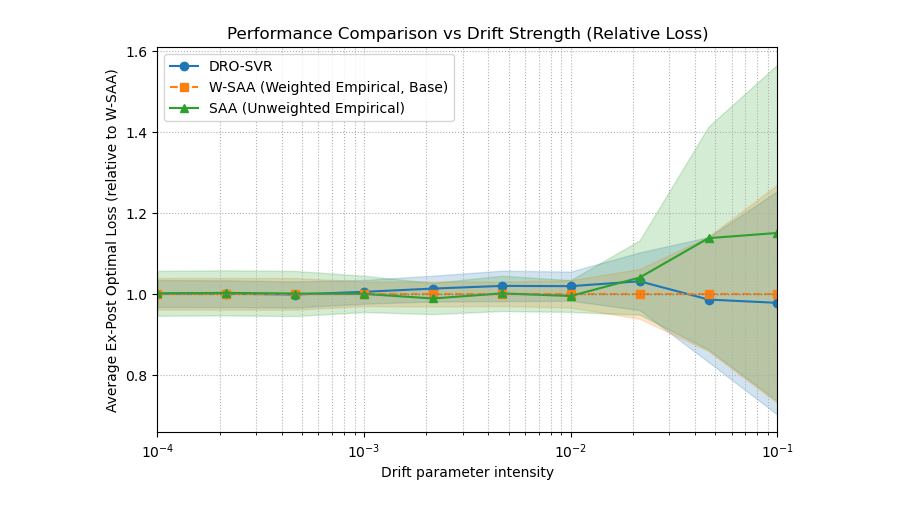
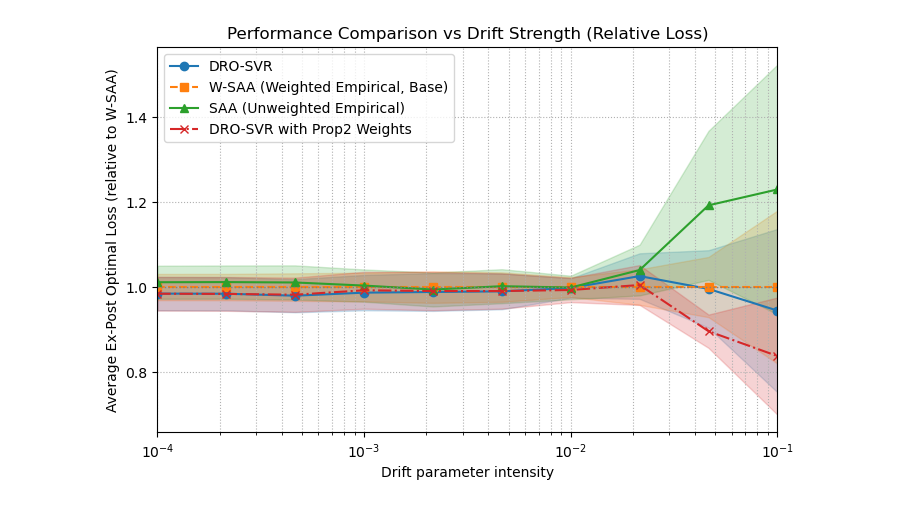
Before and after one commit to ujicrush/SP2, a Jupyter notebook: new method sigma first-order wasserstein.ipynb, the cells around one changed output. Cells and saved outputs as stored; diff of their text form; code cells hidden in the pictures.

Commit message:
run the optimal weights in new sigma method

```diff
--- a/new method sigma first-order wasserstein.ipynb
+++ b/new method sigma first-order wasserstein.ipynb
@@ -358,22 +413,24 @@ def run_multiple_simulations(num_runs=5, alpha_mu=None, alpha_sigma=None, alpha_
     }
 # %%
-rho_list = [0.1, 0.5, 1.0]
-decay_list = [0.75, 0.85, 0.95]
+rho_list = [0.05, 0.1, 0.5, 1.0]
+decay_list = [0.65, 0.75, 0.85, 0.95]
+drift_bound_list = [0.001, 0.02, 0.04]
 drift_param_list = np.logspace(-4, -1, num=10)
 
-avg_results_all_methods = {'DRO-SVR': {}, 'W-SAA': {}, 'SAA': {}}
-sem_results_all_methods = {'DRO-SVR': {}, 'W-SAA': {}, 'SAA': {}}
+avg_results_all_methods = {'DRO-SVR': {}, 'W-SAA': {}, 'SAA': {}, 'Prop2': {}}
+sem_results_all_methods = {'DRO-SVR': {}, 'W-SAA': {}, 'SAA': {}, 'Prop2': {}}
 
 for dp in drift_param_list:
     print(f"\nRunning simulations for drift parameter {dp:.1e}...")
 
     losses_all = run_multiple_simulations(
-        num_runs=5,
+        num_runs=10,
         alpha_mu=dp,
         alpha_sigma=dp,
         alpha_d=dp,
         rho_list=rho_list,
         decay_list=decay_list,
+        drift_bound_list=drift_bound_list,
         number_dimension=5,
         epsilon=8000.0,
         SAMPLES_PER_T=20
@@ -382,6 +439,7 @@ for dp in drift_param_list:
     dro_losses = np.array(losses_all['DRO-SVR'])
     w_saa_losses = np.array(losses_all['W-SAA'])
     saa_losses = np.array(losses_all['SAA'])
+    prop2_losses = np.array(losses_all['Prop2'])
 
     n = len(dro_losses)
     baseline_mean = w_saa_losses.mean()
@@ -389,6 +447,7 @@ for dp in drift_param_list:
     dro_rel = dro_losses / baseline_mean
     w_saa_rel = w_saa_losses / baseline_mean
     saa_rel = saa_losses / baseline_mean
+    prop2_rel = prop2_losses / baseline_mean
 
     avg_results_all_methods['DRO-SVR'][dp] = dro_rel.mean()
     sem_results_all_methods['DRO-SVR'][dp] = dro_rel.std(ddof=1) / np.sqrt(n)
@@ -399,15 +458,19 @@ for dp in drift_param_list:
     avg_results_all_methods['SAA'][dp] = saa_rel.mean()
     sem_results_all_methods['SAA'][dp] = saa_rel.std(ddof=1) / np.sqrt(n)
 
+    avg_results_all_methods['Prop2'][dp] = prop2_rel.mean()
+    sem_results_all_methods['Prop2'][dp] = prop2_rel.std(ddof=1) / np.sqrt(n)
+
     print(
         f"Drift={dp:.1e} | "
         f"DRO mean={dro_rel.mean():.3f}±{dro_rel.std(ddof=1)/np.sqrt(n):.3f}, "
         f"W-SAA mean={w_saa_rel.mean():.3f}±{w_saa_rel.std(ddof=1)/np.sqrt(n):.3f}, "
-        f"SAA mean={saa_rel.mean():.3f}±{saa_rel.std(ddof=1)/np.sqrt(n):.3f}"
+        f"SAA mean={saa_rel.mean():.3f}±{saa_rel.std(ddof=1)/np.sqrt(n):.3f}, "
+        f"Prop2 mean={prop2_rel.mean():.3f}±{prop2_rel.std(ddof=1)/np.sqrt(n):.3f}"
     )
 
 # save results
-with open("simulation_results1.pkl", "wb") as f:
+with open("simulation_results_newmethod.pkl", "wb") as f:
     pickle.dump({
         "avg": avg_results_all_methods,
         "sem": sem_results_all_methods,
@@ -451,47 +514,51 @@ Drift=1.0e-01 | DRO mean=0.978±0.276, W-SAA mean=1.000±0.270, SAA mean=1.150±
 # %%
-with open("simulation_results1.pkl", "rb") as f:
+with open("simulation_results_newmethod.pkl", "rb") as f:
     data = pickle.load(f)
-
-avg_results_all_methods = data["avg"]
-sem_results_all_methods = data["sem"]
-drift_param_list = data["drift_list"]
 
 drift_params_array = np.array(list(avg_results_all_methods['DRO-SVR'].keys()))
 
 dro_mean = np.array(list(avg_results_all_methods['DRO-SVR'].values()))
 w_saa_mean = np.array(list(avg_results_all_methods['W-SAA'].values()))
 saa_mean = np.array(list(avg_results_all_methods['SAA'].values()))
+prop2_mean = np.array(list(avg_results_all_methods['Prop2'].values()))
 
 dro_sem = np.array(list(sem_results_all_methods['DRO-SVR'].values()))
 w_saa_sem = np.array(list(sem_results_all_methods['W-SAA'].values()))
 saa_sem = np.array(list(sem_results_all_methods['SAA'].values()))
+prop2_sem = np.array(list(sem_results_all_methods['Prop2'].values()))
 
 plt.figure(figsize=(8,5))
 
 # DRO-SVR
 plt.plot(drift_params_array, dro_mean, marker='o', color='tab:blue', label='DRO-SVR')
 plt.fill_between(drift_params_array, dro_mean - dro_sem, dro_mean + dro_sem,
                  color='tab:blue', alpha=0.2)
 
 # W-SAA
 plt.plot(drift_params_array, w_saa_mean, marker='s', linestyle='--',
          color='tab:orange', label='W-SAA (Weighted Empirical, Base)')
 plt.fill_between(drift_params_array, w_saa_mean - w_saa_sem, w_saa_mean + w_saa_sem,
                  color='tab:orange', alpha=0.2)
 
 # SAA
 plt.plot(drift_params_array, saa_mean, marker='^', color='tab:green', label='SAA (Unweighted Empirical)')
 plt.fill_between(drift_params_array, saa_mean - saa_sem, saa_mean + saa_sem,
                  color='tab:green', alpha=0.2)
 
+# Prop2
+plt.plot(drift_params_array, prop2_mean, marker='x', linestyle='-.',
+         color='tab:red', label='DRO-SVR with Prop2 Weights')
+plt.fill_between(drift_params_array, prop2_mean - prop2_sem, prop2_mean + prop2_sem,
+                 color='tab:red', alpha=0.2)
+
 plt.axhline(y=1.0, color='gray', linestyle=':', linewidth=1)
 plt.xscale('log')
 plt.xlim(min(drift_params_array), max(drift_params_array))
 plt.xlabel("Drift parameter intensity")
 plt.ylabel("Average Ex-Post Optimal Loss (relative to W-SAA)")
 plt.title("Performance Comparison vs Drift Strength (Relative Loss)")
 plt.legend()
 plt.grid(True, which='both', ls=':')
 plt.show()
 # %% [output]
-[figure, old version]
+[figure, new version]
```
Also changed, not shown: parts of 4 cells of this notebook, 2 other files.
